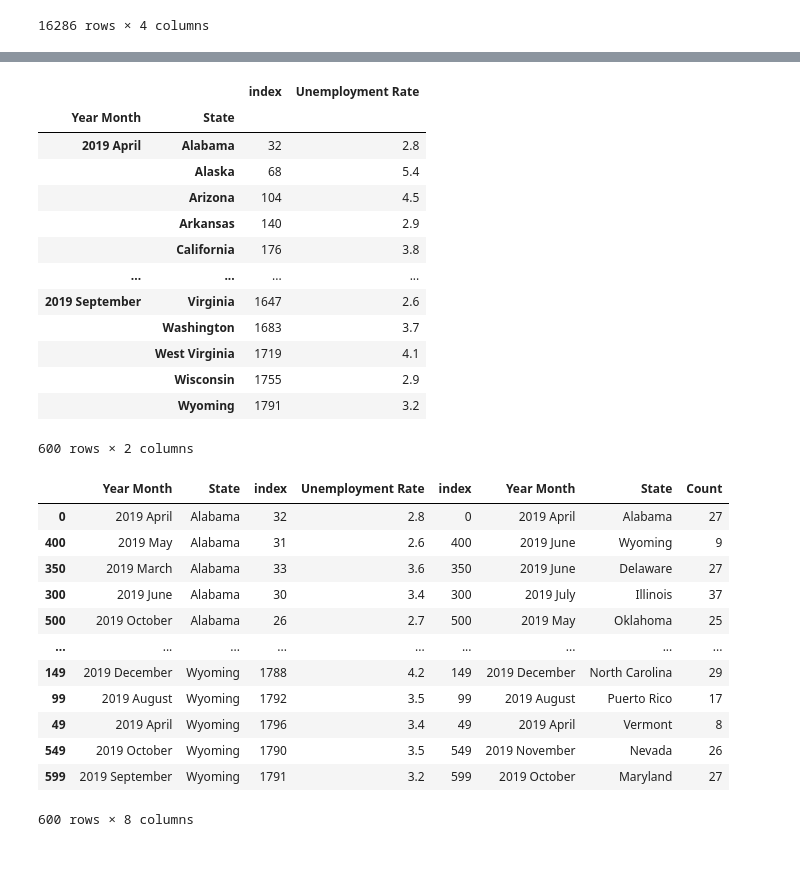
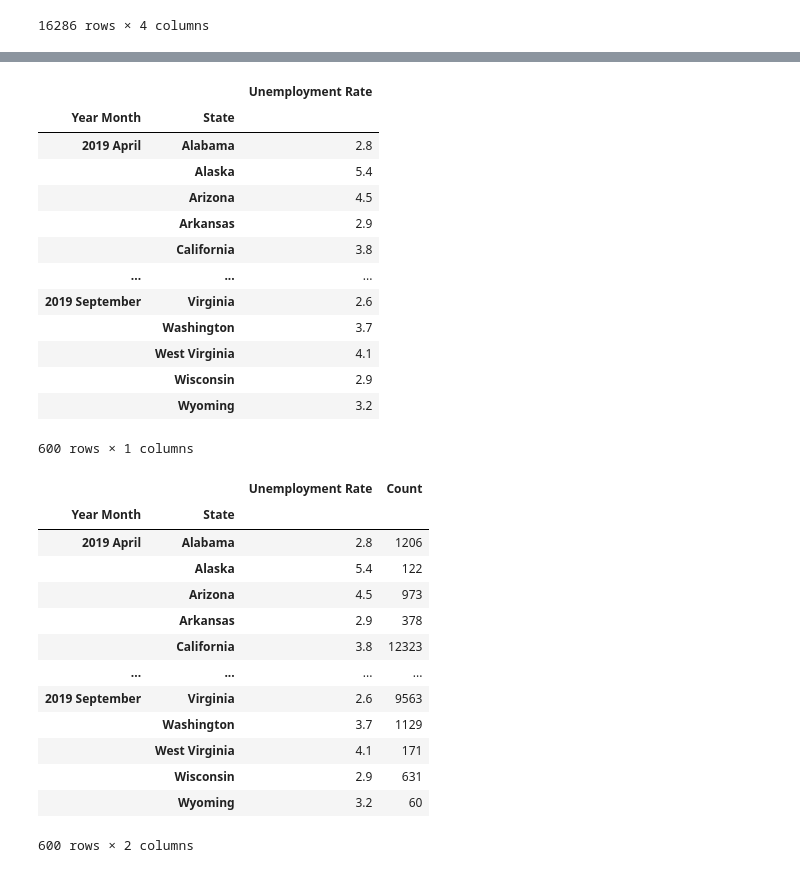
Before and after one commit to AkanSri/Project-1, a Jupyter notebook: Personal-Ranny/Sunday_work.ipynb, the cells around one changed output, grey strips where cells are left out. Drawn from its saved outputs; the diff is of its cells as text; code cells hidden in the pictures.

```diff
--- a/Personal-Ranny/Sunday_work.ipynb
+++ b/Personal-Ranny/Sunday_work.ipynb
@@ -155,40 +155,39 @@ grouped_stats
 692 rows × 1 columns
 # %%
+df_2019 = df_2019.reset_index()
+df_2019 = df_2019.drop(columns='index')
 grouped_2019 = df_2019.groupby(['Year Month', 'State']).sum()
 grouped_2019
 # %% [output]
-|  |  | index | Unemployment Rate |
-| Year Month | State |  |  |
-| 2019 April | Alabama | 32 | 2.8 |
-|  | Alaska | 68 | 5.4 |
-|  | Arizona | 104 | 4.5 |
-|  | Arkansas | 140 | 2.9 |
-|  | California | 176 | 3.8 |
-| ... | ... | ... | ... |
-| 2019 September | Virginia | 1647 | 2.6 |
-|  | Washington | 1683 | 3.7 |
-|  | West Virginia | 1719 | 4.1 |
-|  | Wisconsin | 1755 | 2.9 |
-|  | Wyoming | 1791 | 3.2 |
+|  |  | Unemployment Rate |
+| Year Month | State |  |
+| 2019 April | Alabama | 2.8 |
+|  | Alaska | 5.4 |
+|  | Arizona | 4.5 |
+|  | Arkansas | 2.9 |
+|  | California | 3.8 |
+| ... | ... | ... |
+| 2019 September | Virginia | 2.6 |
+|  | Washington | 3.7 |
+|  | West Virginia | 4.1 |
+|  | Wisconsin | 2.9 |
+|  | Wyoming | 3.2 |
-600 rows × 2 columns
+600 rows × 1 columns
 # %%
-grouped_2019 = grouped_2019.reset_index()
-grouped_stats = grouped_stats.reset_index()
-grouped_2019 = grouped_2019.sort_values("State")
-
 combined_df = pd.concat([grouped_2019, grouped_stats], axis="columns", join="inner")
 combined_df
 # %% [output]
-|  | Year Month | State | index | Unemployment Rate | index | Year Month | State | Count |
-| 0 | 2019 April | Alabama | 32 | 2.8 | 0 | 2019 April | Alabama | 27 |
-| 400 | 2019 May | Alabama | 31 | 2.6 | 400 | 2019 June | Wyoming | 9 |
-| 350 | 2019 March | Alabama | 33 | 3.6 | 350 | 2019 June | Delaware | 27 |
-| 300 | 2019 June | Alabama | 30 | 3.4 | 300 | 2019 July | Illinois | 37 |
-| 500 | 2019 October | Alabama | 26 | 2.7 | 500 | 2019 May | Oklahoma | 25 |
-| ... | ... | ... | ... | ... | ... | ... | ... | ... |
-| 149 | 2019 December | Wyoming | 1788 | 4.2 | 149 | 2019 December | North Carolina | 29 |
-| 99 | 2019 August | Wyoming | 1792 | 3.5 | 99 | 2019 August | Puerto Rico | 17 |
-| 49 | 2019 April | Wyoming | 1796 | 3.4 | 49 | 2019 April | Vermont | 8 |
-| 549 | 2019 October | Wyoming | 1790 | 3.5 | 549 | 2019 November | Nevada | 26 |
-| 599 | 2019 September | Wyoming | 1791 | 3.2 | 599 | 2019 October | Maryland | 27 |
+|  |  | Unemployment Rate | Count |
+| Year Month | State |  |  |
+| 2019 April | Alabama | 2.8 | 1206 |
+|  | Alaska | 5.4 | 122 |
+|  | Arizona | 4.5 | 973 |
+|  | Arkansas | 2.9 | 378 |
+|  | California | 3.8 | 12323 |
+| ... | ... | ... | ... |
+| 2019 September | Virginia | 2.6 | 9563 |
+|  | Washington | 3.7 | 1129 |
+|  | West Virginia | 4.1 | 171 |
+|  | Wisconsin | 2.9 | 631 |
+|  | Wyoming | 3.2 | 60 |
-600 rows × 8 columns
+600 rows × 2 columns
```
Also changed, not shown: parts of 1 cell of this notebook.
